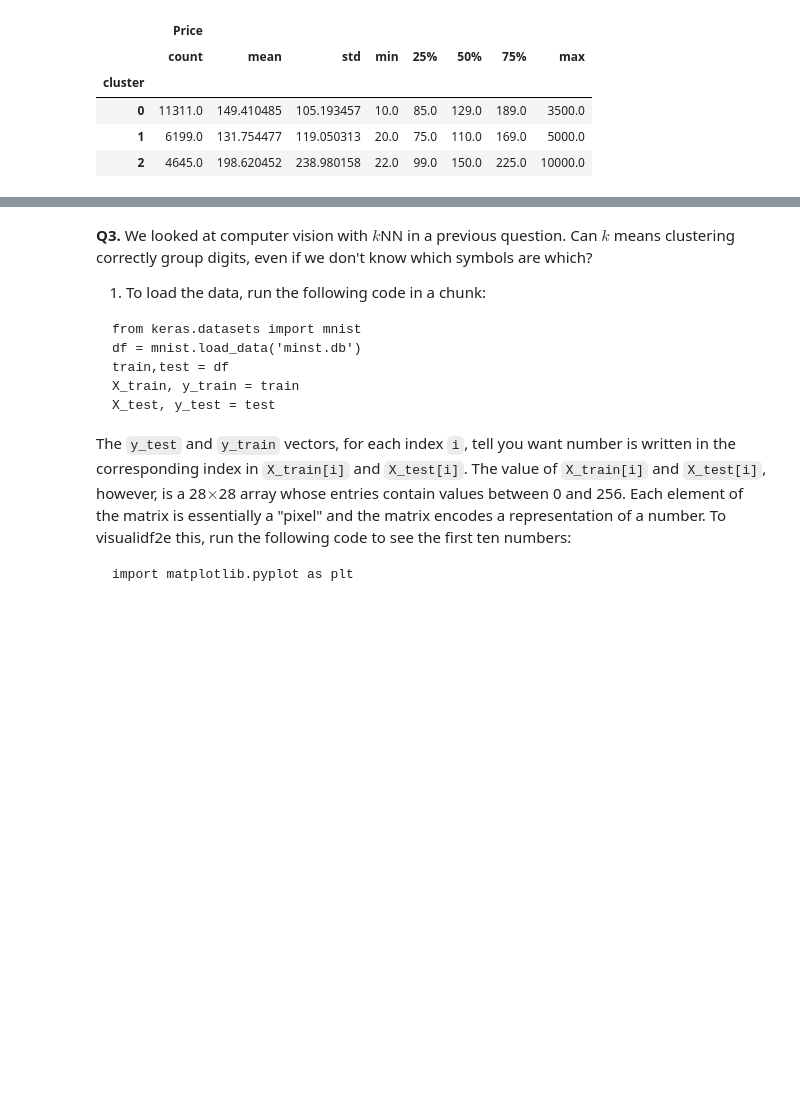
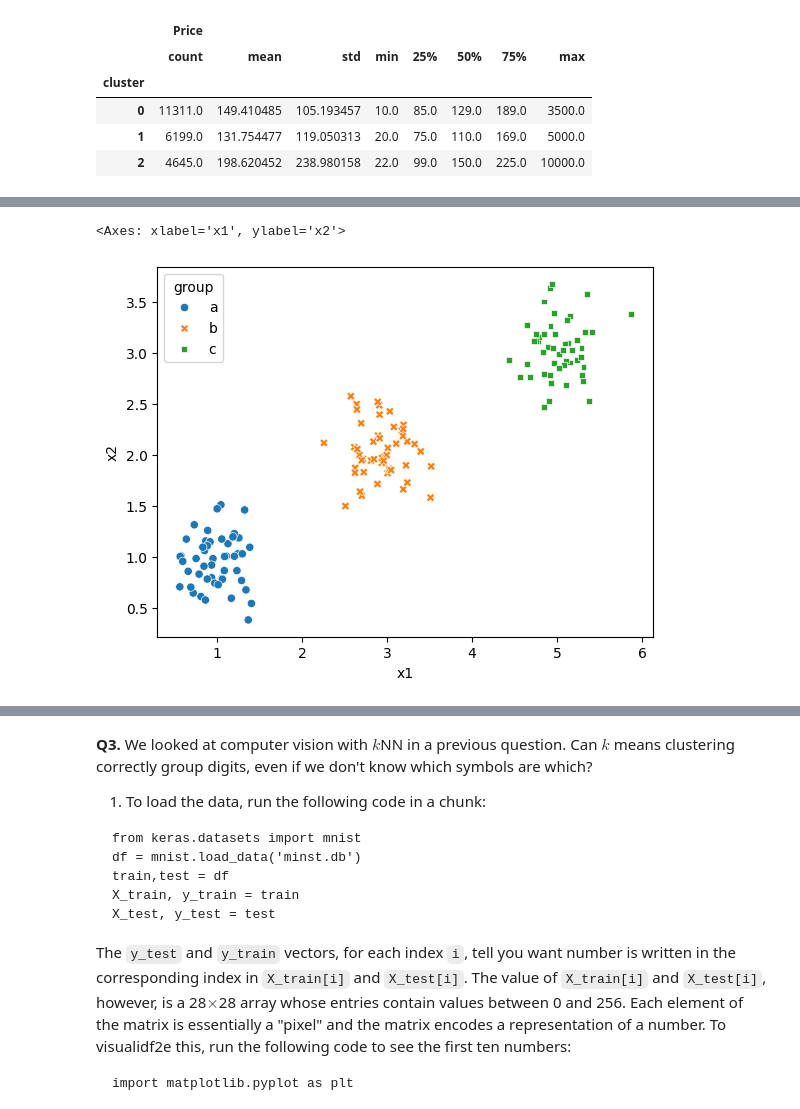
Before and after one commit to phipyao/ds3001-kmc, a Jupyter notebook: assignment_kmc.ipynb, the cells around one changed output, grey strips where cells are left out. Drawn from its saved outputs; the diff is of its cells as text; code cells hidden in the pictures; blank space fills up the shorter version.

```diff
--- a/assignment_kmc.ipynb
+++ b/assignment_kmc.ipynb
@@ -138,0 +171,5 @@ df2_0 = createData(2.0)
+# %%
+sns.scatterplot(data = df0_25, x = 'x1', y = 'x2', hue = 'group', style = 'group')
+# %% [output]
+<Axes: xlabel='x1', ylabel='x2'>
+[figure, added]
```
Also changed, not shown: parts of 13 cells of this notebook.
